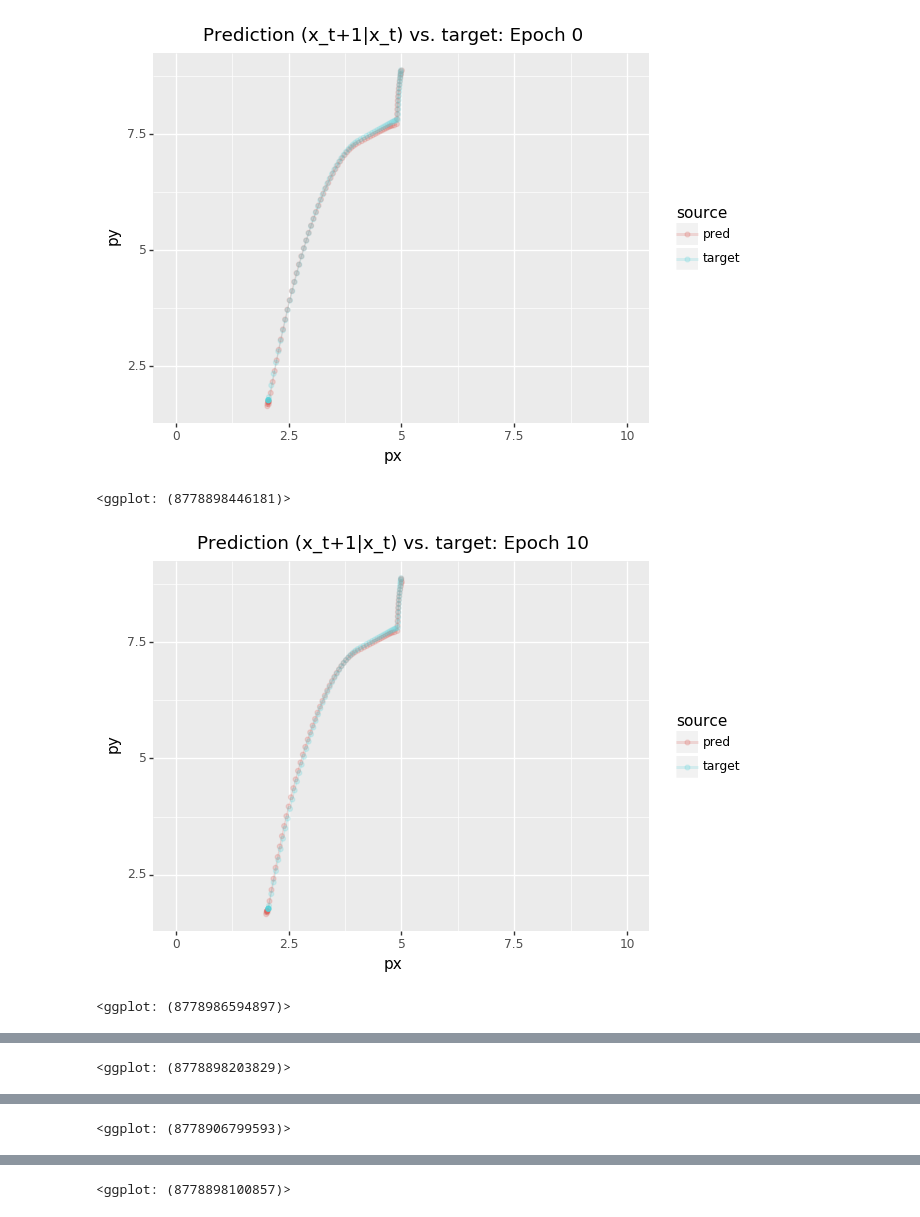
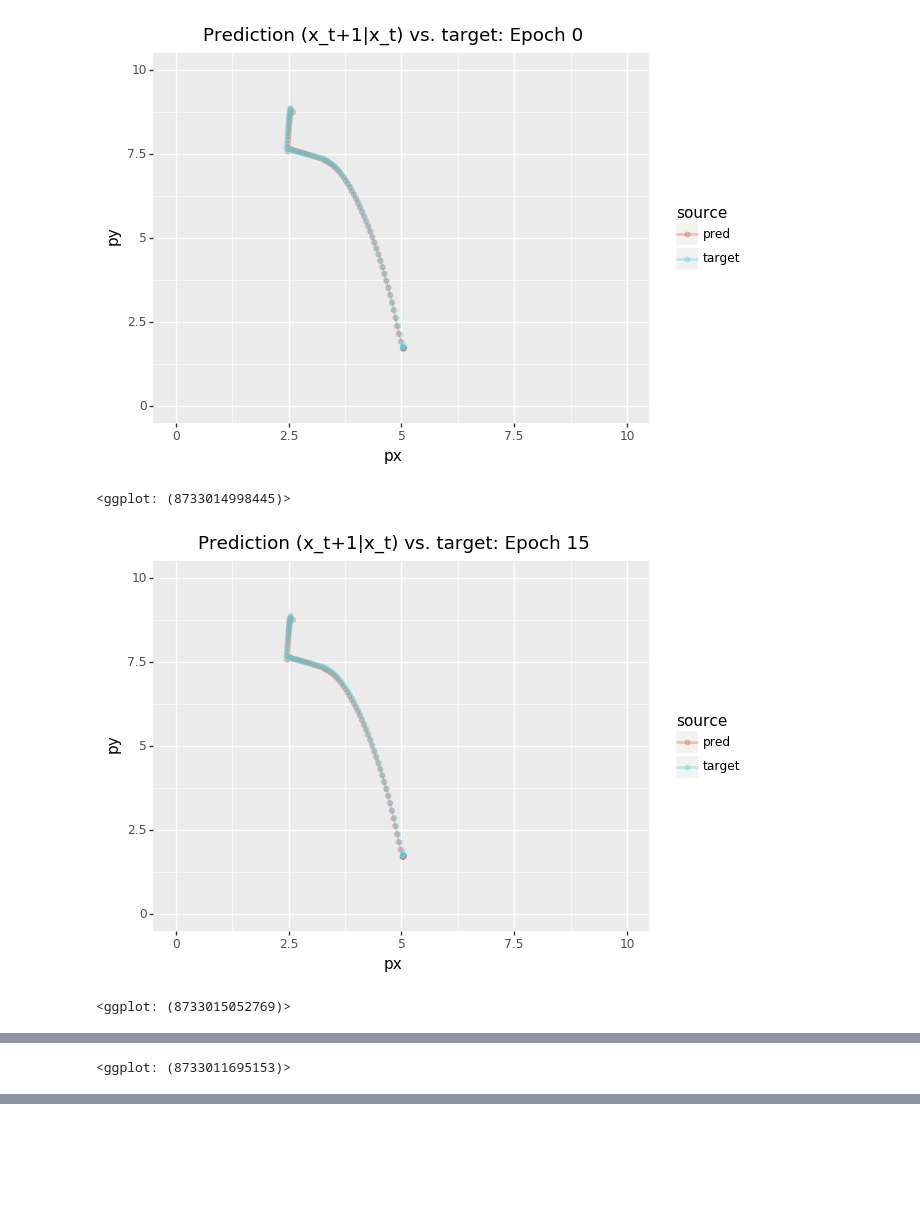
Before and after one commit to tepzhang/plinko_nn, a Jupyter notebook: scripts/train_gru_jinxiao.ipynb, the cells around one changed output, grey strips where cells are left out. Drawn from its saved outputs; the diff is of its cells as text; code cells hidden in the pictures; blank space fills up the shorter version.

Commit message:
implement gru_determ with p and v

```diff
--- a/scripts/train_gru_jinxiao.ipynb
+++ b/scripts/train_gru_jinxiao.ipynb
@@ -119,11 +136,11 @@ def get_collision_weight_fast(collisions, ratio):
 # %%
 # model = GRUPredictor(env_size=11, state_size=2, num_gaussians=2).to(device)
 # model = GRUPredictor_mu(env_size=11, state_size=2, num_gaussians=1, trainable_h0 = True).to(device)
-model = GRUPredictor_determ(env_size=11, state_size=4, num_gaussians=1, trainable_h0 = True).to(device)
+model = GRUPredictor_determ(env_size=11, state_size=4, gru_hidden_size=64, num_gaussians=1, trainable_h0 = True).to(device)
 # optimizer = optim.SGD(model.parameters(), lr=.001)
-optimizer = optim.Adam(model.parameters(), lr = 5e-4, weight_decay=.001)
+optimizer = optim.Adam(model.parameters(), lr = 10e-4, weight_decay=.001)
 dataset = SimulationDataset(envs, states)
-dataloader = DataLoader(dataset, batch_size=64, shuffle=False)
+dataloader = DataLoader(dataset, batch_size=32, shuffle=False)
 # %%
 # train GRU_mu
 max_t = simulations.t.max()
@@ -190,5 +207,10 @@ NameError: name 'get_collision_weight_fast' is not defined
 # %%
 # Train GRU_deterministic
+# todo: add time-point information for each state?
+# todo: integrate a collision classifier?
+
+optimizer = optim.Adam(model.parameters(), lr = 2e-4, weight_decay=.001)
+
 max_t = simulations.t.max()
 epochs = 1000
 losses = []
@@ -196,7 +218,7 @@ p_overtime = []
 v_overtime = []
 target_overtime = []
 # for epoch in tqdm(range(epochs+1)):
-for epoch in tqdm(range(5)):
+for epoch in tqdm(range(31)):
     epoch_loss = 0
     epoch_p_loss = 0
     epoch_v_loss = 0
@@ -206,9 +228,11 @@ for epoch in tqdm(range(5)):
         #         print('Batch ', batch_i)
         p_batch, v_batch = model(batch['envs'], batch['states'], 0)
         targets = batch['targets']
+#         print('states \n', batch['states'][0, :, 2:])
+#         print('v_target \n', targets[0, :, 2:])
 
         p_mse_loss = F.mse_loss(p_batch, targets[:, :, :2])
-        v_mse_loss = F.mse_loss(v_batch, targets[:, :, 2:])
+        v_mse_loss = .002 * F.mse_loss(v_batch, targets[:, :, 2:])
         loss = p_mse_loss + v_mse_loss
         loss.backward(retain_graph=True)
         optimizer.step()
@@ -217,9 +241,10 @@ for epoch in tqdm(range(5)):
         epoch_v_loss += v_mse_loss
         losses.append((epoch, batch_i, float(loss)))
 
-        p_overtime.append(p_batch)
-        v_overtime.append(v_batch)
-        target_overtime.append(targets)
+        if batch_i == 0:
+            p_overtime.append(p_batch)
+            v_overtime.append(v_batch)
+            target_overtime.append(targets)
 
     if epoch % 1 == 0:
         print('Epoch {} | p_loss: {} | v_loss: {} | total: {}'.format(epoch,
@@ -230,10 +255,10 @@ for epoch in tqdm(range(5)):
 #     if (loss - prev_loss) < .1 and (loss - prev_loss) > -.1:
 #         break
 
-# torch.save(model.state_dict(), 'gru_determ.model')
-# torch.save(p_overtime, 'p_overtime.pt')
-# torch.save(v_overtime, 'v_overtime.pt')
-# torch.save(target_overtime, 'target_overtime.pt')
-# torch.save(losses, 'losses.pt')
+torch.save(model.state_dict(), 'gru_determ.model')
+torch.save(p_overtime, 'p_overtime.pt')
+torch.save(v_overtime, 'v_overtime.pt')
+torch.save(target_overtime, 'target_overtime.pt')
+torch.save(losses, 'losses.pt')
 # %% [output]
 [interactive output not drawn]
@@ -286,10 +343,14 @@ IndexError: index 30 is out of bounds for dimension 0 with size 30
 # %%
-for t in range(len(mu_overtime)):
-    if t %10 == 0:
-        plinko_plot.plot_pred_target(mu_overtime[t], target_overtime[t], sim_range = range(1),
+# print(target_overtime[0][:, :, 2:])
+# print(p_overtime[0].shape)
+# print(v_overtime[0])
+
+for t in range(len(p_overtime)):
+    if t %15 == 0:
+        plinko_plot.plot_pred_target(p_overtime[t], target_overtime[t][:, :, :2], sim_range = range(1), alpha = .3,
                                     title = "Prediction (x_t+1|x_t) vs. target: Epoch {}".format(t))
 # %% [output]
-[figure, old version]
+[figure, new version]
-<ggplot: (8778898446181)>
+<ggplot: (8733014998445)>
-[figure, old version]
+[figure, new version]
-<ggplot: (8778986594897)>
+<ggplot: (8733015052769)>
@@ -297 +358 @@ for t in range(len(mu_overtime)):
-<ggplot: (8778898203829)>
+<ggplot: (8733011695153)>
@@ -299 +358,0 @@ for t in range(len(mu_overtime)):
-<ggplot: (8778906799593)>
@@ -301 +358,0 @@ for t in range(len(mu_overtime)):
-<ggplot: (8778898100857)>
```
Also changed, not shown: parts of 10 cells of this notebook, 4 other files.
